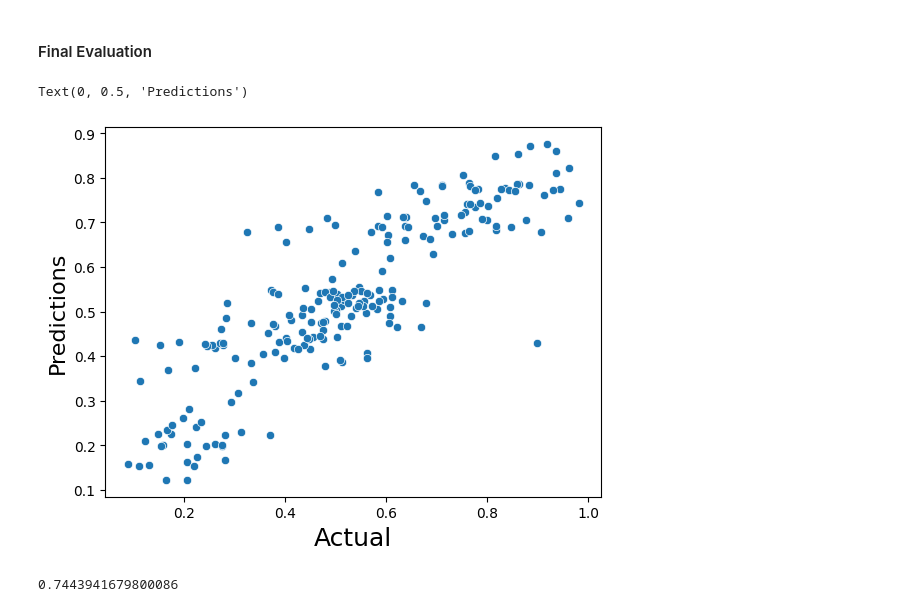
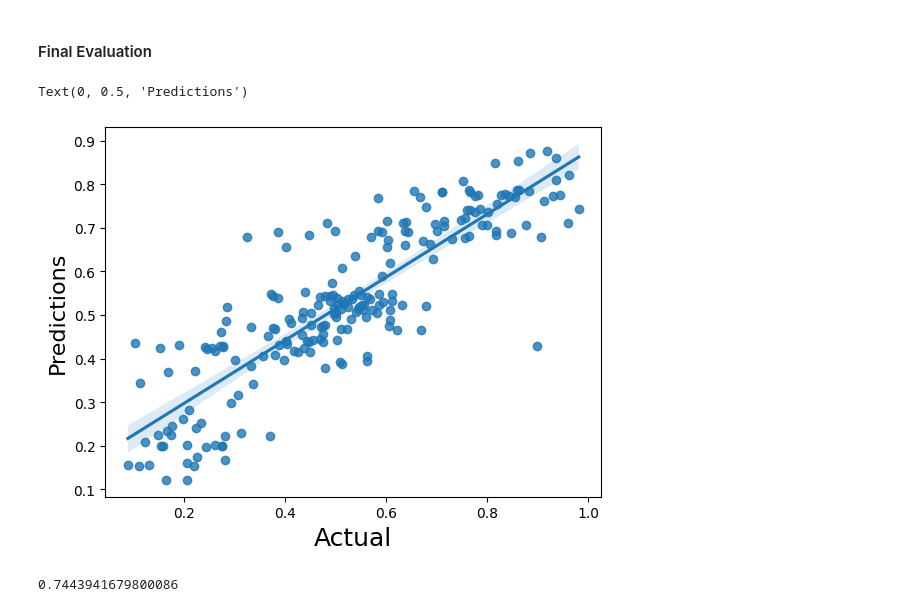
Before and after one commit to prajwelbk/bike_rental, a Jupyter notebook: bike_sharing.ipynb, the cells around one changed output. Saved outputs shown, nothing was run; the diff lists cells and outputs as text; code cells hidden in the pictures.

```diff
--- a/bike_sharing.ipynb
+++ b/bike_sharing.ipynb
@@ -1820,12 +1841,12 @@ y_test_pred = lr_model.predict(X_test_sm)
 # %% [markdown]
 #### Final Evaluation
 # %%
-sns.scatterplot(x=y_test,y=y_test_pred)          # Plot heading
+sns.regplot(x=y_test,y=y_test_pred)          # Plot heading
 plt.xlabel('Actual', fontsize=18)                          # X-label
 plt.ylabel('Predictions', fontsize=16)
 # %% [output]
 Text(0, 0.5, 'Predictions')
-[figure, old version]
+[figure, new version]
 # %%
 #evaluate
 from sklearn.metrics import r2_score
```
Also changed, not shown: parts of 8 cells of this notebook, 1 other file.
